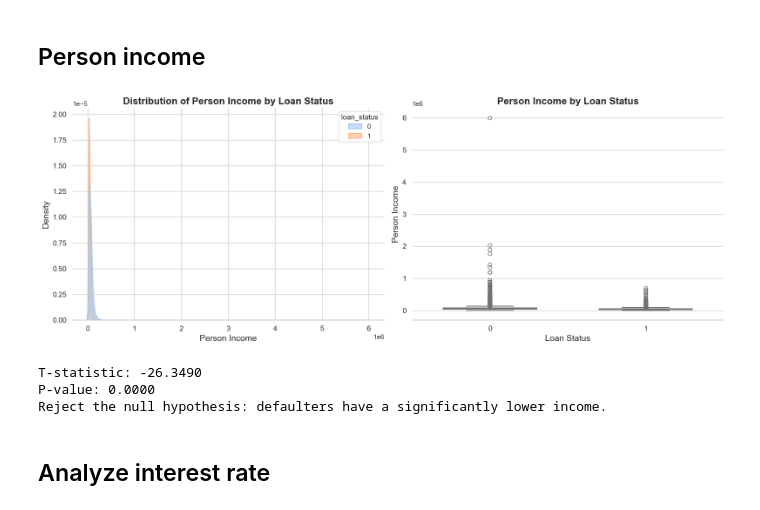
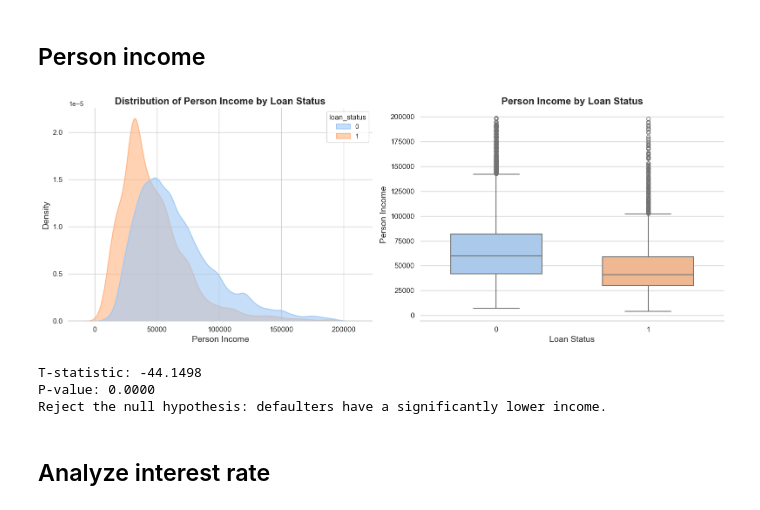
Before and after one commit to Ruben-Boeckx/Loan-approval, a Jupyter notebook: Draft.ipynb, the cells around one changed output. Drawn from its saved outputs; the diff is of its cells as text; code cells hidden in the pictures.

```diff
--- a/Draft.ipynb
+++ b/Draft.ipynb
@@ -6,7 +6,7 @@ import matplotlib.pyplot as plt
 from scipy.stats import ttest_ind, shapiro, levene, mannwhitneyu
 from metrics import plot_roc_auc_curves, plot_precision_recall_curves
 # %%
-df = pd.read_csv(r"C:\Users\ruben\OneDrive\Desktop\Loan approvval\credit_risk_dataset.csv")
+df = pd.read_csv(r"C:\Users\ruben\OneDrive\Desktop\Loan approvval\default_dataset.csv")
 df.head()
 # %% [output]
 |  | person_age | person_income | person_home_ownership | person_emp_length | loan_intent | loan_grade | ... |
@@ -15,8 +15,6 @@ df.head()
 | 2 | 25 | 9600 | MORTGAGE | 1.0 | MEDICAL | C | ... |
 | 3 | 23 | 65500 | RENT | 4.0 | MEDICAL | C | ... |
 | 4 | 24 | 54400 | RENT | 8.0 | MEDICAL | C | ... |
-# %%
-df = df.loc[df["person_income"]<200000]
 # %% [markdown]
 ## Check distribution of the target variable
 # %%
@@ -45,6 +43,8 @@ plt.show()
 [figure]
 # %% [markdown]
 ## Person income
+# %%
+df_income = df.loc[df["person_income"]<200000]
 # %%
 # Set the style
 sns.set(style="whitegrid", palette="pastel")
@@ -54,7 +54,7 @@ fig, axes = plt.subplots(1, 2, figsize=(16, 6))  # 1 row, 2 columns
 
 # KDE Plot
 sns.kdeplot(
-    data=df,
+    data=df_income,
     x="person_income",
     hue="loan_status",
     fill=True,
@@ -74,37 +74,37 @@ axes[0].tick_params(axis='both', labelsize=12)
 if not axes[0].legend_:
     axes[0].legend(title="Loan Status", title_fontsize=12, fontsize=12)
 
 # Boxplot
 sns.boxplot(
     x='loan_status',
     y='person_income',
     hue='loan_status',  # Assign x variable to hue
-    data=df,
+    data=df_income,
     palette="pastel",  # Use pastel colors
     linewidth=1.5,  # Thicker lines for better visibility
     width=0.6,  # Adjust the width of the boxes
     legend=False,  # Disable the legend (since hue is used for coloring)
     ax=axes[1]  # Place the boxplot in the second subplot
 )
 
 # Customize the boxplot
 axes[1].set_title("Person Income by Loan Status", fontsize=16, fontweight="bold")
 axes[1].set_xlabel("Loan Status", fontsize=14)
 axes[1].set_ylabel("Person Income", fontsize=14)
 axes[1].tick_params(axis='both', labelsize=12)
 
 # Remove unnecessary spines
 sns.despine(left=True)
 
 # Adjust layout
 plt.tight_layout()
 
 # Show the plot
 plt.show()
 # %% [output]
-[figure, old version]
+[figure, new version]
 # %%
-t_stat, p_value = ttest_ind(df[df['loan_status'] == 1]['person_income'], df[df['loan_status'] == 0]['person_income'], alternative='less')
+t_stat, p_value = ttest_ind(df_income[df_income['loan_status'] == 1]['person_income'], df_income[df_income['loan_status'] == 0]['person_income'], alternative='less')
 
 print(f"T-statistic: {t_stat:.4f}")
 print(f"P-value: {p_value:.4f}")
@@ -115,7 +115,7 @@ if p_value < alpha:
 else:
     print("Fail to reject the null hypothesis: no significant difference in income.")
 # %% [output]
-T-statistic: -26.3490
+T-statistic: -44.1498
 P-value: 0.0000
 Reject the null hypothesis: defaulters have a significantly lower income.
 # %% [markdown]
```
Also changed, not shown: 2 other files.
